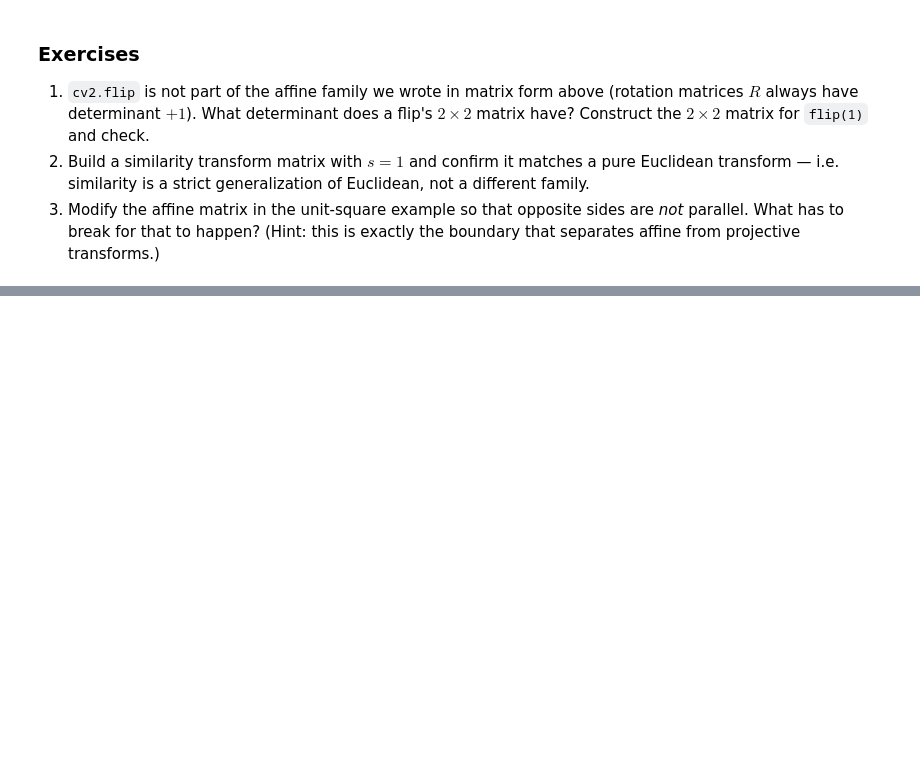
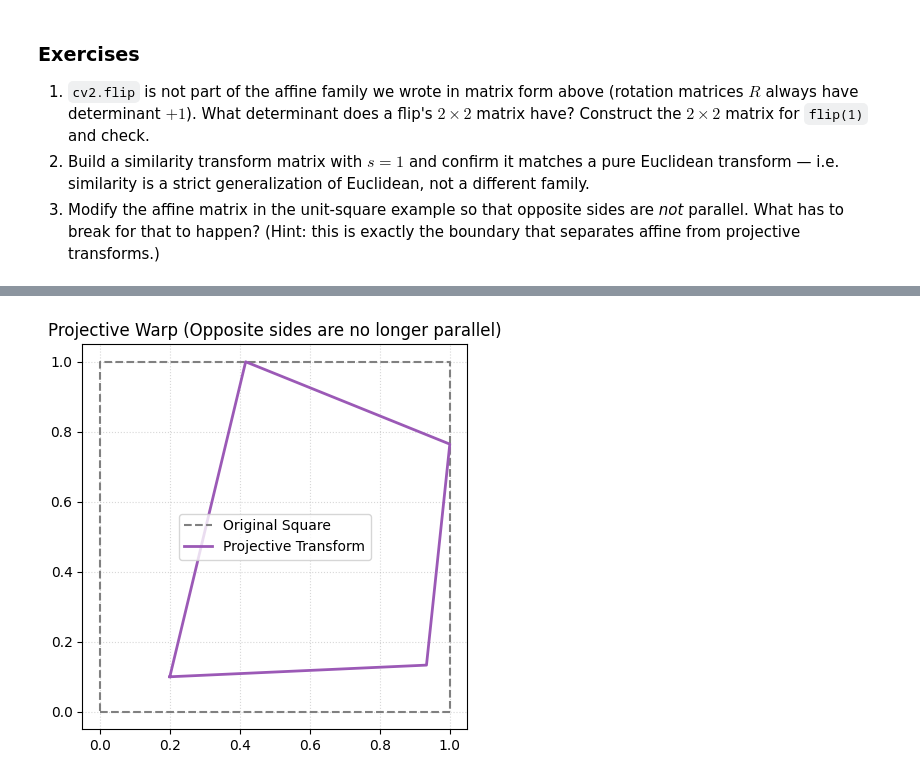
Before and after one commit to NamNguyen511/interactive-coding-challenges, a Jupyter notebook: cvintro/notebooks/lesson08_geometric_transformations.ipynb, the cells around one changed output, grey strips where cells are left out. Drawn from its saved outputs; the diff is of its cells as text; code cells hidden in the pictures; blank space fills up the shorter version.

```diff
--- a/cvintro/notebooks/lesson08_geometric_transformations.ipynb
+++ b/cvintro/notebooks/lesson08_geometric_transformations.ipynb
@@ -212,0 +323,30 @@ This animation shows the warp distorting the photo, then the recovered transform
+# %%
+# Define homogeneous coordinates for the square vertices [x, y, 1]
+square_homg = np.hstack([square, np.ones((square.shape[0], 1))])
+
+# Construct a 3x3 projective transformation matrix (Homography)
+# The bottom row [0.5, 0.2, 1.0] breaks the affine constraint of parallel lines
+H = np.array([
+    [1.2, 0.3, 0.2],
+    [0.1, 1.1, 0.1],
+    [0.5, 0.2, 1.0]
+])
+
+# Apply the transformation
+projected_homg = square_homg @ H.T
+
+# Normalize back from homogeneous coordinates to 2D coordinates (divide by w)
+projected_sq = projected_homg[:, :2] / projected_homg[:, 2:3]
+
+# Visualize the result
+plt.figure(figsize=(5, 5))
+plt.plot(*square.T, '--', color='gray', label='Original Square')
+plt.plot(*projected_sq.T, color='#9b59b6', linewidth=2, label='Projective Transform')
+plt.set_cmap('gray')
+plt.gca().set_aspect('equal')
+plt.title('Projective Warp (Opposite sides are no longer parallel)')
+plt.legend()
+plt.grid(True, linestyle=':', alpha=0.5)
+plt.show()
+# %% [output]
+[figure, added]
```
Also changed, not shown: parts of 10 cells of this notebook.
